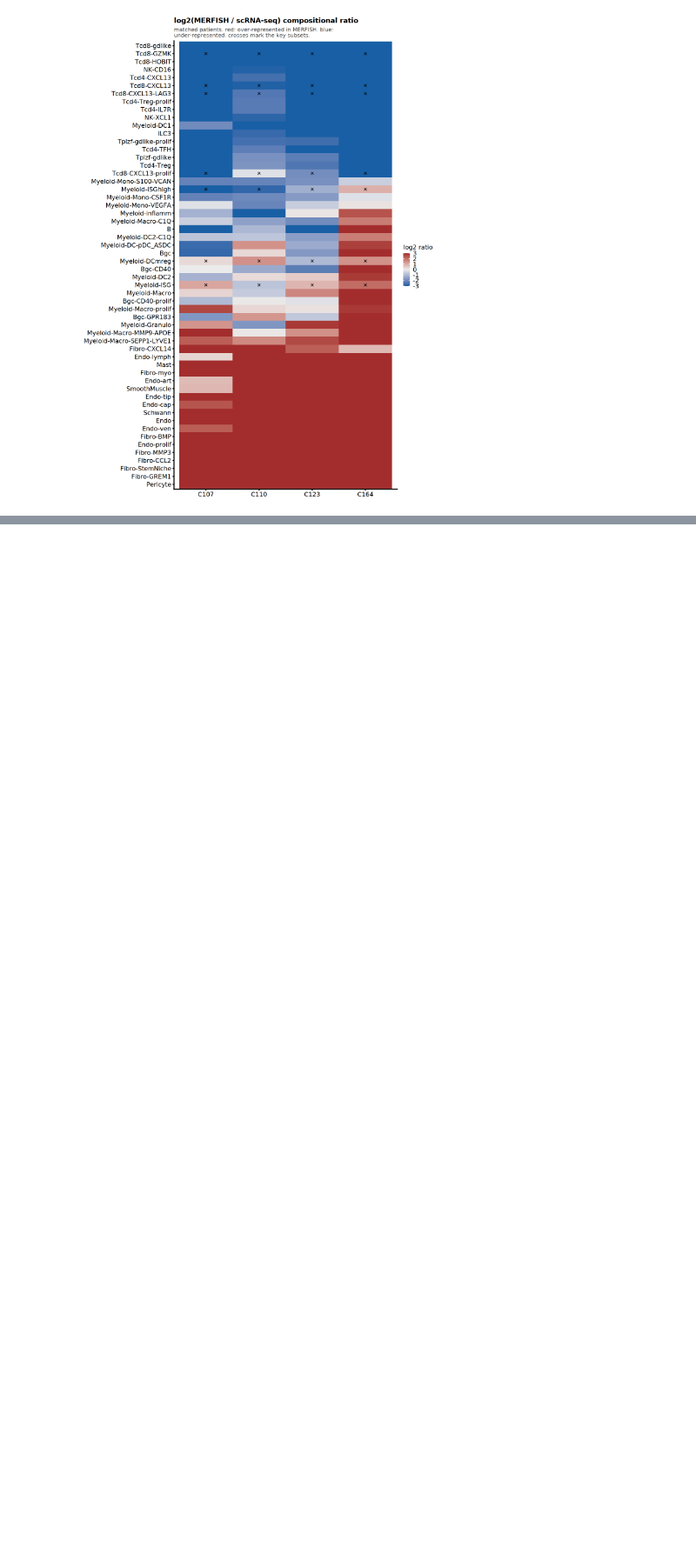
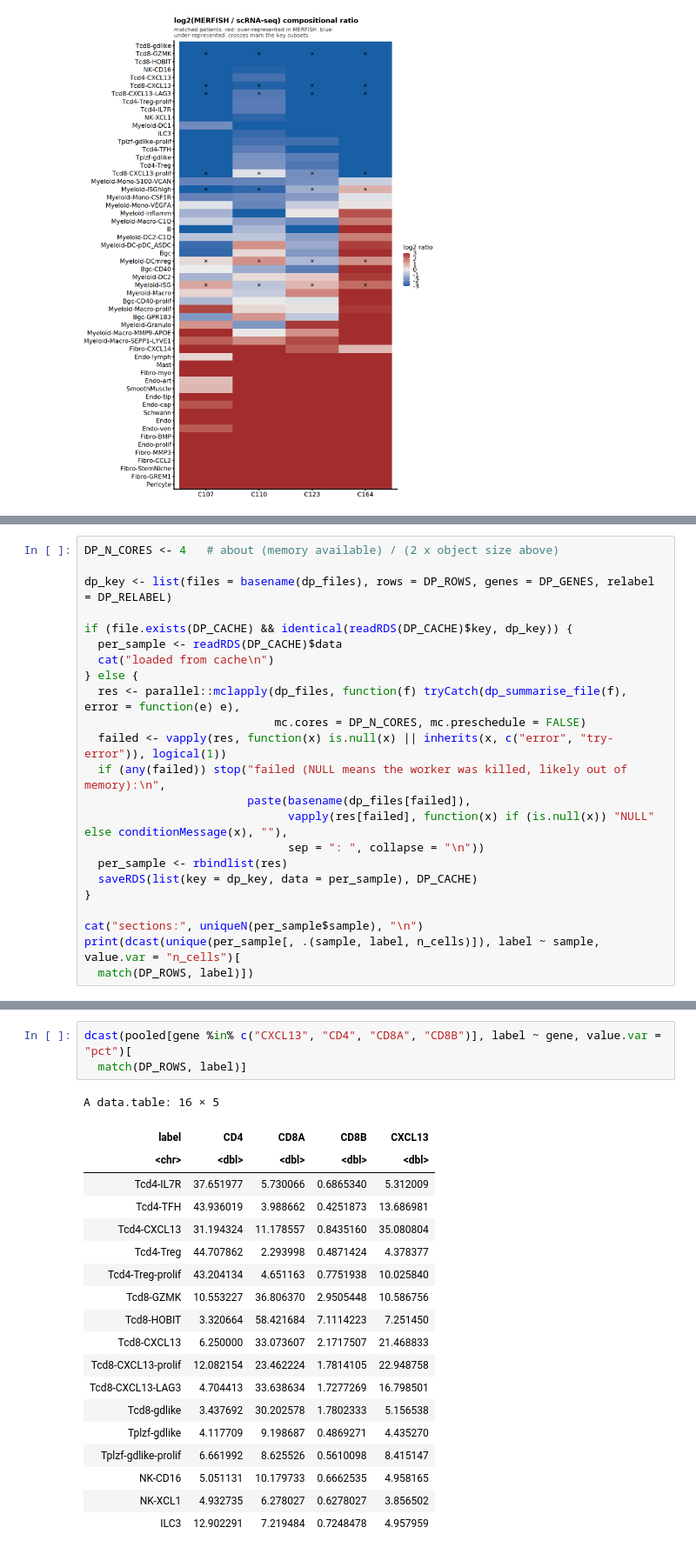
Before and after one commit to korsunskylab/crcmanuscript2025, a Jupyter notebook: fig1_segmentation_and_cell_typing/label_transfer_confusion.ipynb, the cells around one changed output, grey strips where cells are left out. Shown at 87% size. Cells and saved outputs as stored; diff of their text form; blank space fills up the shorter version.

```diff
--- a/fig1_segmentation_and_cell_typing/label_transfer_confusion.ipynb
+++ b/fig1_segmentation_and_cell_typing/label_transfer_confusion.ipynb
@@ -1210,0 +1331,23 @@ ggsave(file.path(outdir_lt, "composition_heatmap.png"), p_hm,
+# %%
+DP_N_CORES <- 4   # about (memory available) / (2 x object size above)
+
+dp_key <- list(files = basename(dp_files), rows = DP_ROWS, genes = DP_GENES, relabel = DP_RELABEL)
+
+if (file.exists(DP_CACHE) && identical(readRDS(DP_CACHE)$key, dp_key)) {
+  per_sample <- readRDS(DP_CACHE)$data
+  cat("loaded from cache\n")
+} else {
+  res <- parallel::mclapply(dp_files, function(f) tryCatch(dp_summarise_file(f), error = function(e) e),
+                            mc.cores = DP_N_CORES, mc.preschedule = FALSE)
+  failed <- vapply(res, function(x) is.null(x) || inherits(x, c("error", "try-error")), logical(1))
+  if (any(failed)) stop("failed (NULL means the worker was killed, likely out of memory):\n",
+                        paste(basename(dp_files[failed]),
+                              vapply(res[failed], function(x) if (is.null(x)) "NULL" else conditionMessage(x), ""),
+                              sep = ": ", collapse = "\n"))
+  per_sample <- rbindlist(res)
+  saveRDS(list(key = dp_key, data = per_sample), DP_CACHE)
+}
+
+cat("sections:", uniqueN(per_sample$sample), "\n")
+print(dcast(unique(per_sample[, .(sample, label, n_cells)]), label ~ sample, value.var = "n_cells")[
+  match(DP_ROWS, label)])
@@ -1210,0 +1396,23 @@ ggsave(file.path(outdir_lt, "composition_heatmap.png"), p_hm,
+# %%
+dcast(pooled[gene %in% c("CXCL13", "CD4", "CD8A", "CD8B")], label ~ gene, value.var = "pct")[
+  match(DP_ROWS, label)]
+# %% [output]
+A data.table: 16 × 5
+| label | CD4 | CD8A | CD8B | CXCL13 |
+| <chr> | <dbl> | <dbl> | <dbl> | <dbl> |
+| Tcd4-IL7R | 37.651977 | 5.730066 | 0.6865340 | 5.312009 |
+| Tcd4-TFH | 43.936019 | 3.988662 | 0.4251873 | 13.686981 |
+| Tcd4-CXCL13 | 31.194324 | 11.178557 | 0.8435160 | 35.080804 |
+| Tcd4-Treg | 44.707862 | 2.293998 | 0.4871424 | 4.378377 |
+| Tcd4-Treg-prolif | 43.204134 | 4.651163 | 0.7751938 | 10.025840 |
+| Tcd8-GZMK | 10.553227 | 36.806370 | 2.9505448 | 10.586756 |
+| Tcd8-HOBIT | 3.320664 | 58.421684 | 7.1114223 | 7.251450 |
+| Tcd8-CXCL13 | 6.250000 | 33.073607 | 2.1717507 | 21.468833 |
+| Tcd8-CXCL13-prolif | 12.082154 | 23.462224 | 1.7814105 | 22.948758 |
+| Tcd8-CXCL13-LAG3 | 4.704413 | 33.638634 | 1.7277269 | 16.798501 |
+| Tcd8-gdlike | 3.437692 | 30.202578 | 1.7802333 | 5.156538 |
+| Tplzf-gdlike | 4.117709 | 9.198687 | 0.4869271 | 4.435270 |
+| Tplzf-gdlike-prolif | 6.661992 | 8.625526 | 0.5610098 | 8.415147 |
+| NK-CD16 | 5.051131 | 10.179733 | 0.6662535 | 4.958165 |
+| NK-XCL1 | 4.932735 | 6.278027 | 0.6278027 | 3.856502 |
+| ILC3 | 12.902291 | 7.219484 | 0.7248478 | 4.957959 |
```
Also changed, not shown: parts of 26 cells of this notebook, 7 other files.
